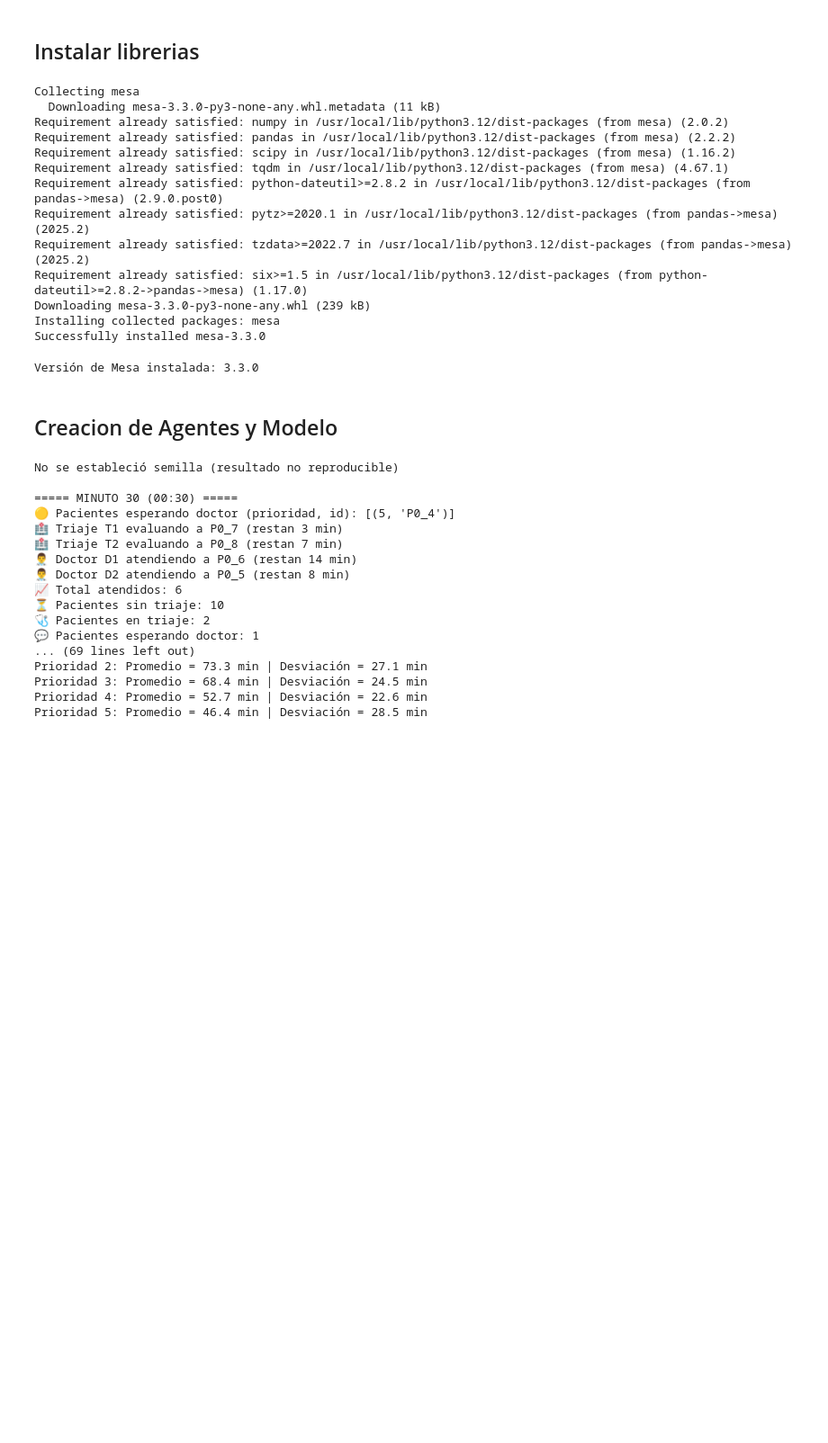
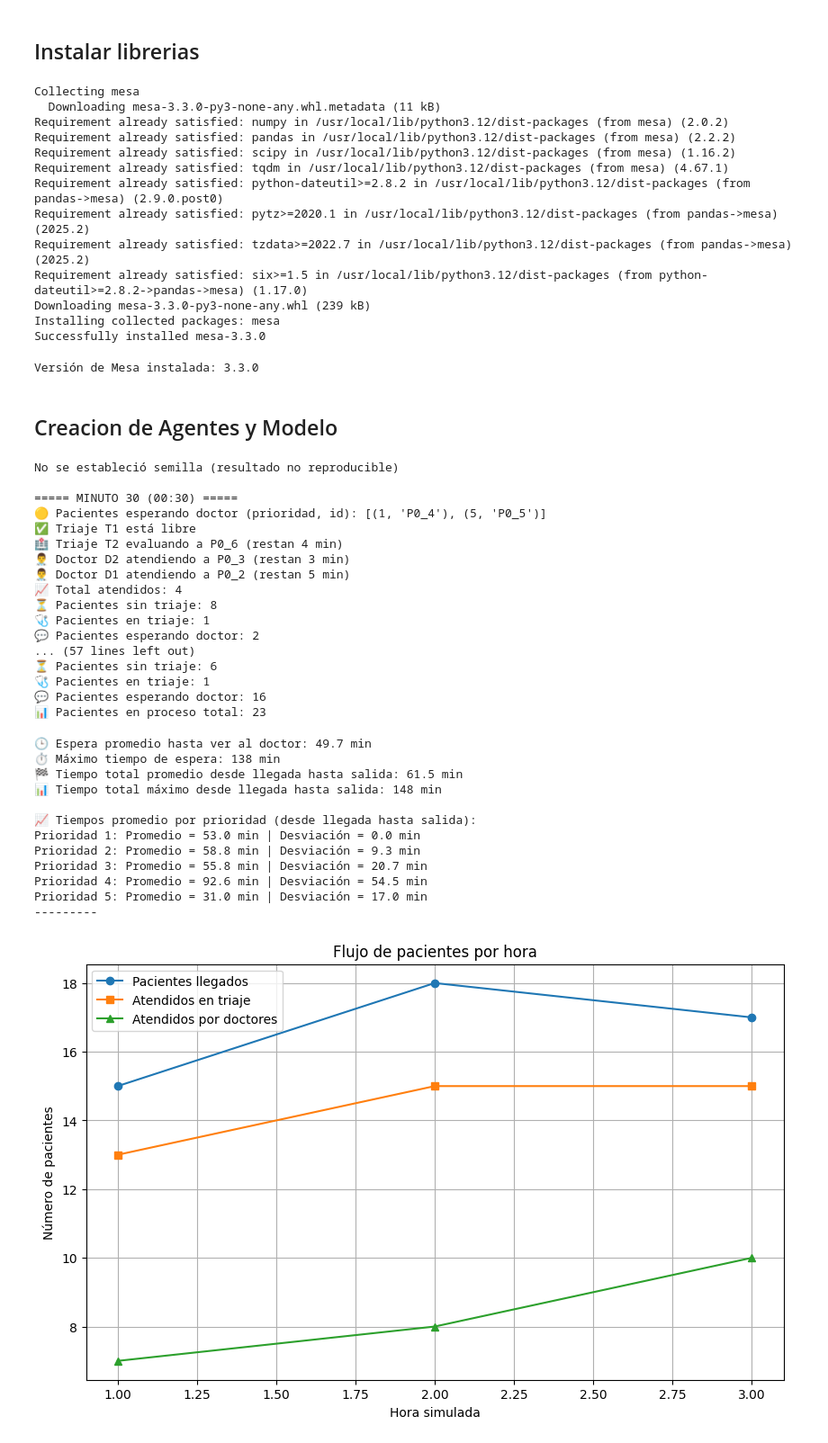
Before and after one commit to stefymojica/MACC, a Jupyter notebook: modelo_clinico.ipynb, the cells around one changed output. Shown: that part at 90% size. Cells and saved outputs as stored; diff of their text form; code cells hidden in the pictures; blank space fills up the shorter version.

```diff
--- a/modelo_clinico.ipynb
+++ b/modelo_clinico.ipynb
@@ -275,22 +312,39 @@ if __name__ == "__main__":
         clinica.step()
         if clinica.tick % 30 == 0:
             clinica.mostrar_estado()
-    clinica.resumen_tiempos()
 # %% [output]
 No se estableció semilla (resultado no reproducible)
 
 ===== MINUTO 30 (00:30) =====
-🟡 Pacientes esperando doctor (prioridad, id): [(5, 'P0_4')]
-🏥 Triaje T1 evaluando a P0_7 (restan 3 min)
-🏥 Triaje T2 evaluando a P0_8 (restan 7 min)
-👨‍⚕️ Doctor D1 atendiendo a P0_6 (restan 14 min)
-👨‍⚕️ Doctor D2 atendiendo a P0_5 (restan 8 min)
-📈 Total atendidos: 6
-⏳ Pacientes sin triaje: 10
-🩺 Pacientes en triaje: 2
-💬 Pacientes esperando doctor: 1
-... (69 lines left out)
-Prioridad 2: Promedio = 73.3 min | Desviación = 27.1 min
-Prioridad 3: Promedio = 68.4 min | Desviación = 24.5 min
-Prioridad 4: Promedio = 52.7 min | Desviación = 22.6 min
-Prioridad 5: Promedio = 46.4 min | Desviación = 28.5 min
+🟡 Pacientes esperando doctor (prioridad, id): [(1, 'P0_4'), (5, 'P0_5')]
+✅ Triaje T1 está libre
+🏥 Triaje T2 evaluando a P0_6 (restan 4 min)
+👨‍⚕️ Doctor D2 atendiendo a P0_3 (restan 3 min)
+👨‍⚕️ Doctor D1 atendiendo a P0_2 (restan 5 min)
+📈 Total atendidos: 4
+⏳ Pacientes sin triaje: 8
+🩺 Pacientes en triaje: 1
+💬 Pacientes esperando doctor: 2
+... (57 lines left out)
+⏳ Pacientes sin triaje: 6
+🩺 Pacientes en triaje: 1
+💬 Pacientes esperando doctor: 16
+📊 Pacientes en proceso total: 23
+# %%
+clinica.resumen_tiempos()
+print("---------")
+clinica.graficar_metricas()
+# %% [output]
+🕒 Espera promedio hasta ver al doctor: 49.7 min
+⏱️ Máximo tiempo de espera: 138 min
+🏁 Tiempo total promedio desde llegada hasta salida: 61.5 min
+📊 Tiempo total máximo desde llegada hasta salida: 148 min
+
+📈 Tiempos promedio por prioridad (desde llegada hasta salida):
+Prioridad 1: Promedio = 53.0 min | Desviación = 0.0 min
+Prioridad 2: Promedio = 58.8 min | Desviación = 9.3 min
+Prioridad 3: Promedio = 55.8 min | Desviación = 20.7 min
+Prioridad 4: Promedio = 92.6 min | Desviación = 54.5 min
+Prioridad 5: Promedio = 31.0 min | Desviación = 17.0 min
+---------
+[figure, added]
```
Also changed, not shown: parts of 2 cells of this notebook.
